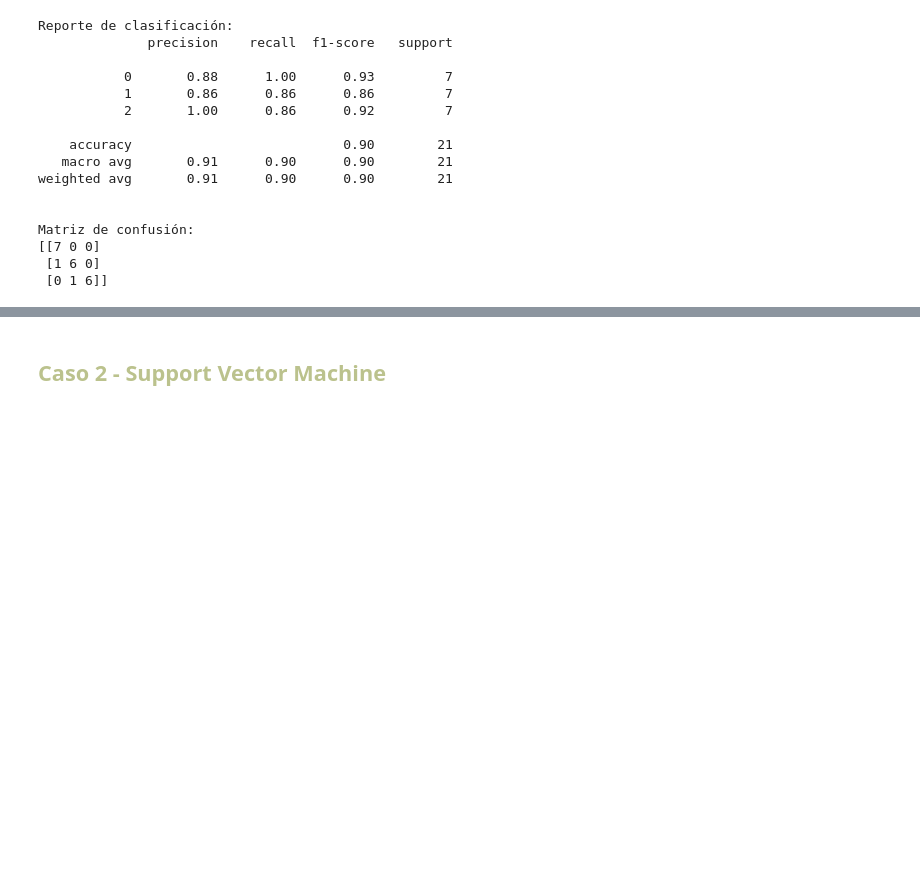
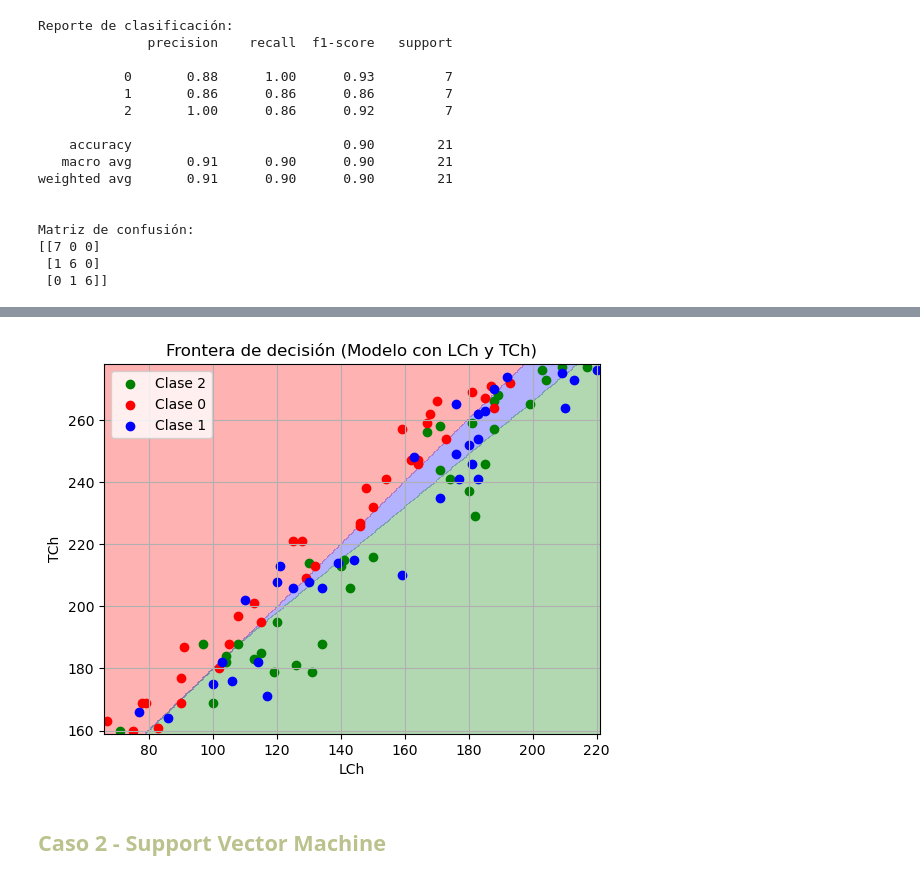
Before and after one commit to Roi-flores13/examen_3_eo, a Jupyter notebook: FINAL.ipynb, the cells around one changed output, grey strips where cells are left out. Saved outputs shown, nothing was run; the diff lists cells and outputs as text; code cells hidden in the pictures; blank space fills up the shorter version.

```diff
--- a/FINAL.ipynb
+++ b/FINAL.ipynb
@@ -312,3 +462,21 @@ Matriz de confusión:
+# %%
+# Dibujar la región de decisión (relleno del fondo)
+plt.contourf(xx, yy, Z, alpha=0.3, levels=np.arange(-0.5, 3.5, 1), colors=[colors[i] for i in range(3)])
+
+# Graficar puntos reales
+for label in df_clean["Pred"].unique():
+    subset = df_clean[df_clean["Pred"] == label]
+    plt.scatter(subset["LCh"], subset["TCh"], label=f"Clase {label}", color=colors[label])
+
+# Estética
+plt.xlabel("LCh")
+plt.ylabel("TCh")
+plt.title("Frontera de decisión (Modelo con LCh y TCh)")
+plt.legend()
+plt.grid(True)
+plt.show()
+# %% [output]
+[figure, added]
 # %% [markdown]
 ## <font color= #bbc28d> **Caso 2 - Support Vector Machine** </font>
 # %% [markdown]
```
Also changed, not shown: parts of 14 cells of this notebook, 1 other file.
